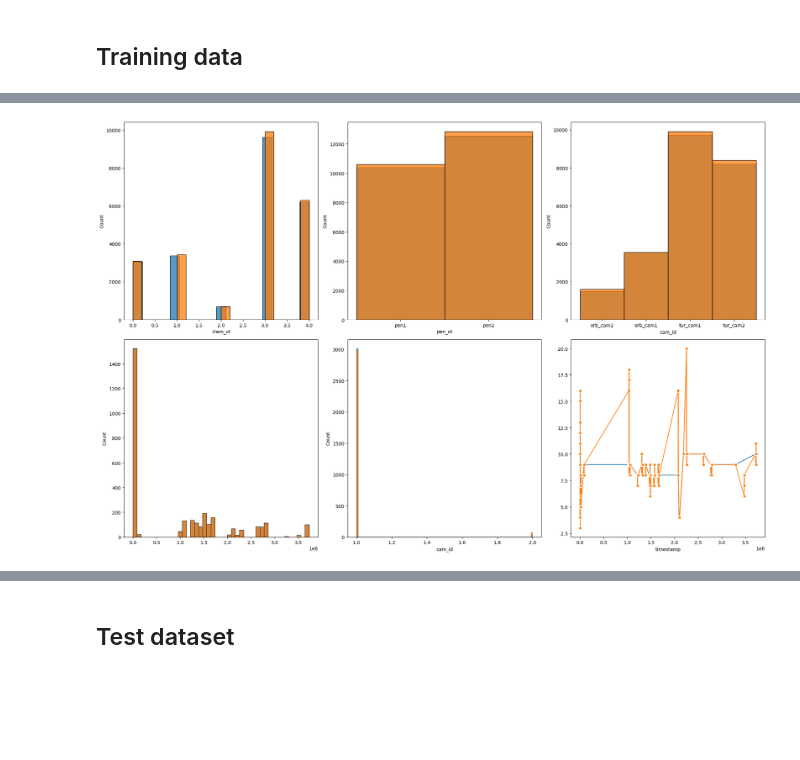
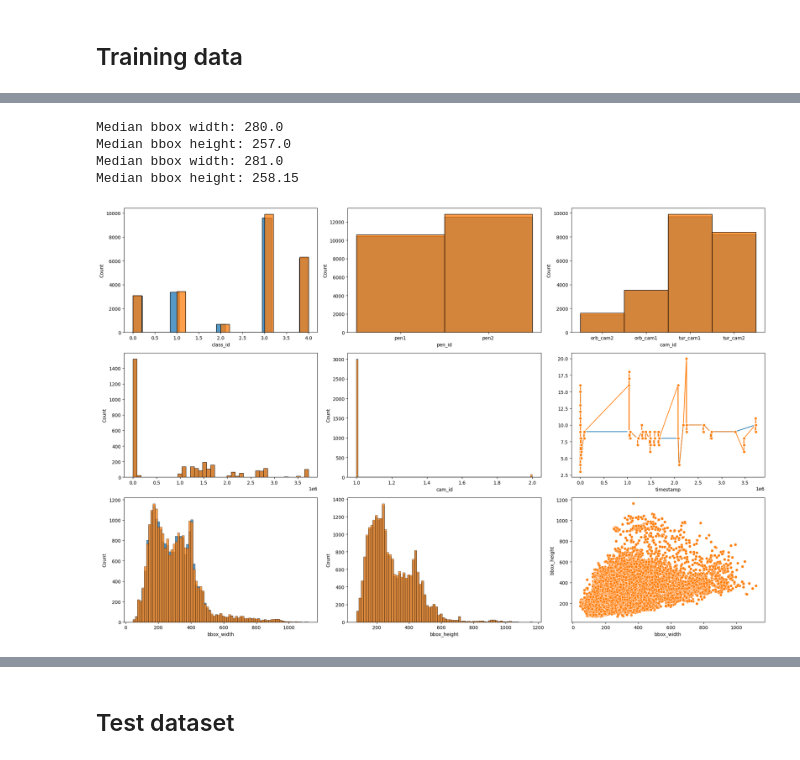
Before and after one commit to abhich98/pig_posture_kaggle_project, a Jupyter notebook: notebooks/EDA.ipynb, the cells around one changed output, grey strips where cells are left out. Cells and saved outputs as stored; diff of their text form; code cells hidden in the pictures; blank space fills up the shorter version.

```diff
--- a/notebooks/EDA.ipynb
+++ b/notebooks/EDA.ipynb
@@ -79,29 +120,39 @@ print(min_timestamp)
 # %%
-fig, axs = plt.subplots(2, 3, figsize=(20, 13))
+fig, axs = plt.subplots(3, 3, figsize=(20, 13))
 
 for label_df in train_label_dfs:
     # Number of labels per class, pen, and camera
     sns.histplot(label_df, x='class_id', ax=axs[0][0])
 
     sns.histplot(label_df, x='pen_id', ax=axs[0][1])
     sns.histplot(label_df, x='cam_id', ax=axs[0][2])
 
     # Shows the distribution of images over time.
     sns.histplot((pd.Series(label_df["timestamp"].unique()) - min_timestamp).dt.total_seconds(),
                 ax=axs[1][0],
                 binwidth=24*3600) # 1 day in seconds
 
     # Number of unique cameras per timestamp
     sns.histplot(label_df.groupby('timestamp')['cam_id'].nunique(), ax=axs[1][1])
 
     # Number of unique labels (animal bboxes) per timestamp across cameras - there are roughly 5-10 animals in an image, and where the cameras are synchronized, we should see double or triple the number of labels at the same timestamp.
     grouped = label_df.groupby('timestamp')['cam_id'].count()
     x_vals = pd.Series(grouped.index - min_timestamp).dt.total_seconds()
     y_vals = grouped.values
 
     sns.lineplot(x=x_vals, y=y_vals, ax=axs[1][2], marker='o')
 
+    print("Median bbox width:", label_df['bbox_width'].median())
+    print("Median bbox height:", label_df['bbox_height'].median())
+    sns.histplot(label_df, x='bbox_width', ax=axs[2][0])
+    sns.histplot(label_df, x='bbox_height', ax=axs[2][1])
+    sns.scatterplot(label_df, x='bbox_width', y='bbox_height', ax=axs[2][2])
+
 plt.tight_layout()
 plt.show()
 # %% [output]
+Median bbox width: 280.0
+Median bbox height: 257.0
+Median bbox width: 281.0
+Median bbox height: 258.15
-[figure, old version]
+[figure, new version]
```
Also changed, not shown: parts of 8 cells of this notebook, 3 other files.
